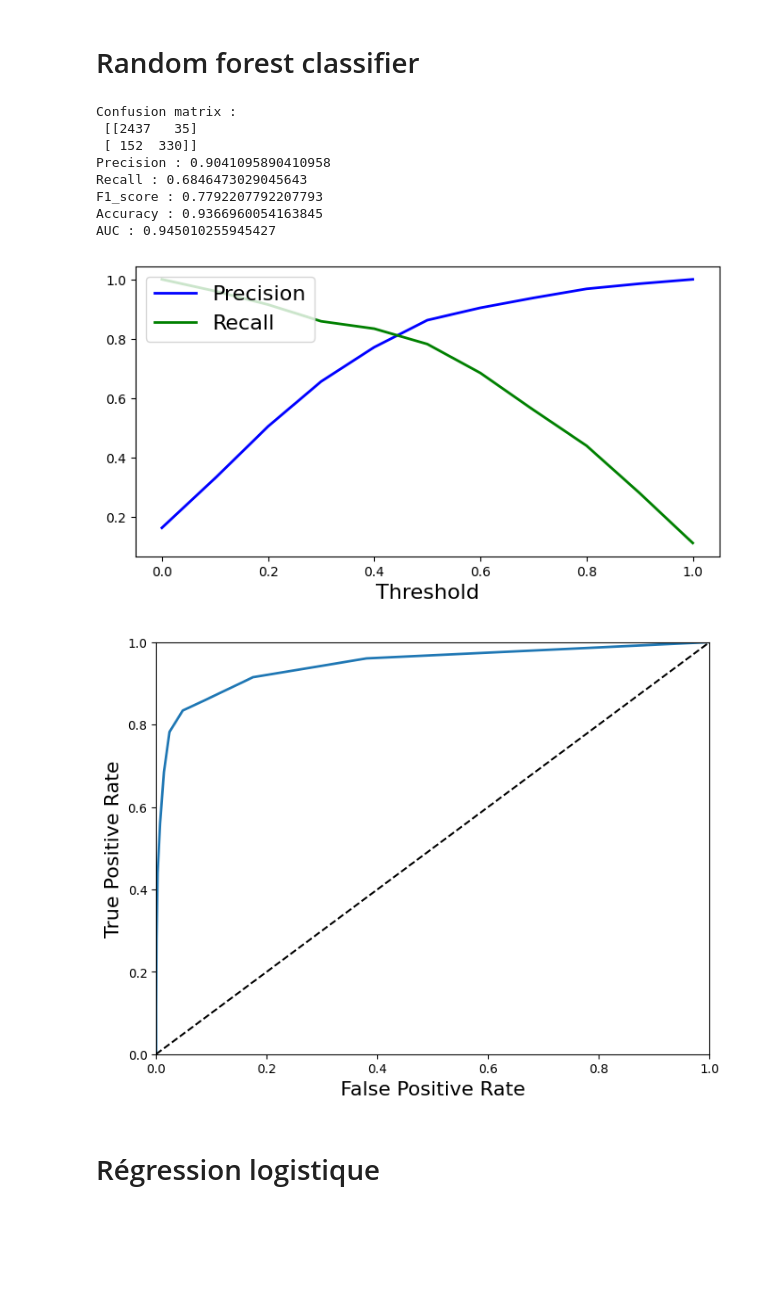
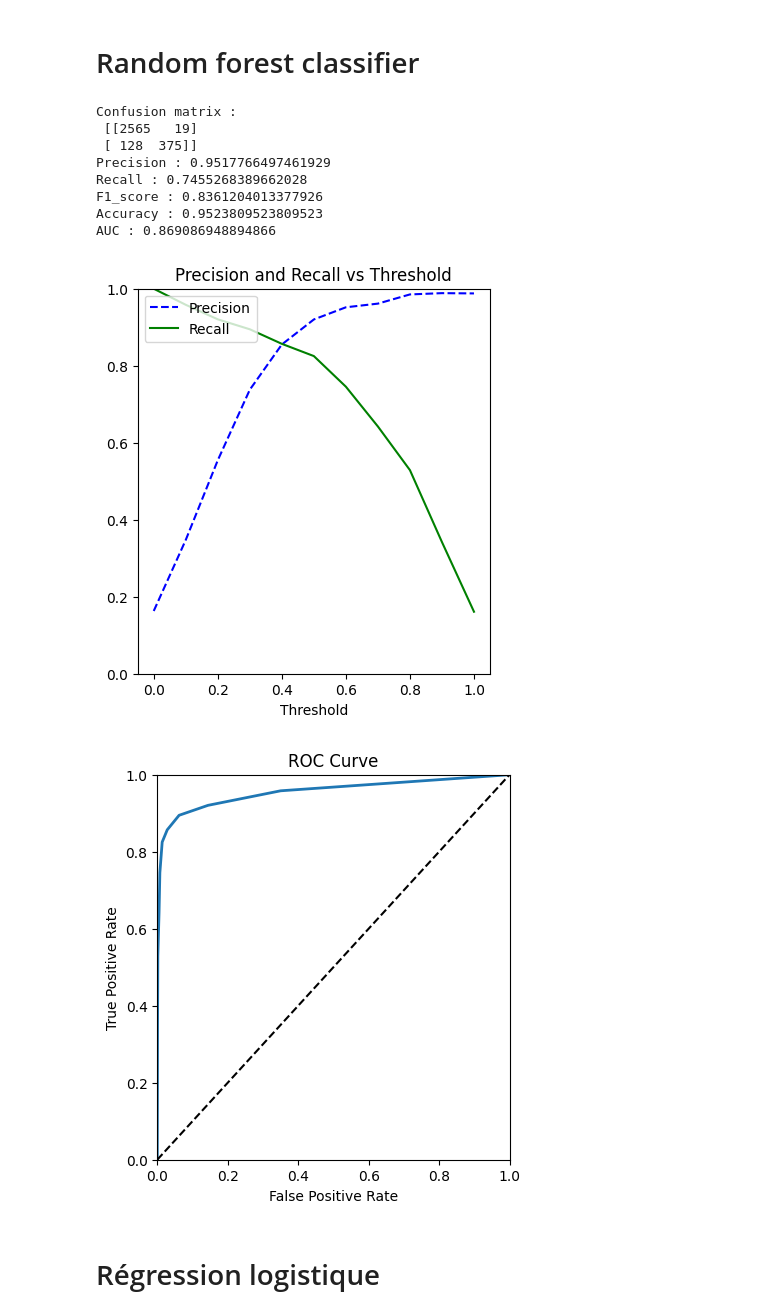
Before and after one commit to IA-G3/Projet-IA, a Jupyter notebook: modeles.ipynb, the cells around one changed output. Cells and saved outputs as stored; diff of their text form; code cells hidden in the pictures; blank space fills up the shorter version.

```diff
--- a/modeles.ipynb
+++ b/modeles.ipynb
@@ -20,6 +20,9 @@ general_data.head()
 # Split the data into a training and test set.
 from sklearn.model_selection import train_test_split
 
-X_train, X_test, y_train, y_test = train_test_split(general_data.drop("Attrition", axis=1), general_data.Attrition, test_size=0.33, random_state=42)
+X_train, X_test, y_train, y_test = train_test_split(general_data.drop("Attrition", axis=1), general_data.Attrition, test_size=0.3, random_state=42)
+
+y_train_yes = (y_train > 0)
+y_test_yes = (y_test > 0)
 # %%
 from matplotlib import pyplot as plt
@@ -92,25 +114,20 @@ AUC : 0.6855033638158161
 # %%
 from sklearn.ensemble import RandomForestClassifier
 
 forest_clf = RandomForestClassifier(random_state=42, n_estimators=10)
 
-# Evaluation du modèle
-y_train_pred = cross_val_predict(forest_clf, X_train, y_train, cv=3)
-
-y_scores = cross_val_predict(forest_clf, X_train, y_train, cv=3, method="predict_proba")[:, 1]
-
-test_model(y_train, y_train_pred, y_scores)
+frp_forest_clf, tpr_forest_clf = test_model(forest_clf, X_train, y_train_yes, "predict_proba")
 # %% [output]
 Confusion matrix :
- [[2437   35]
- [ 152  330]]
-Precision : 0.9041095890410958
-Recall : 0.6846473029045643
-F1_score : 0.7792207792207793
-Accuracy : 0.9366960054163845
-AUC : 0.945010255945427
+ [[2565   19]
+ [ 128  375]]
+Precision : 0.9517766497461929
+Recall : 0.7455268389662028
+F1_score : 0.8361204013377926
+Accuracy : 0.9523809523809523
+AUC : 0.869086948894866
-[figure, old version]
+[figure, new version]
-[figure, old version]
+[figure, new version]
 # %% [markdown]
 # Régression logistique
 # %%
```
Also changed, not shown: parts of 20 cells of this notebook, 3 other files.
